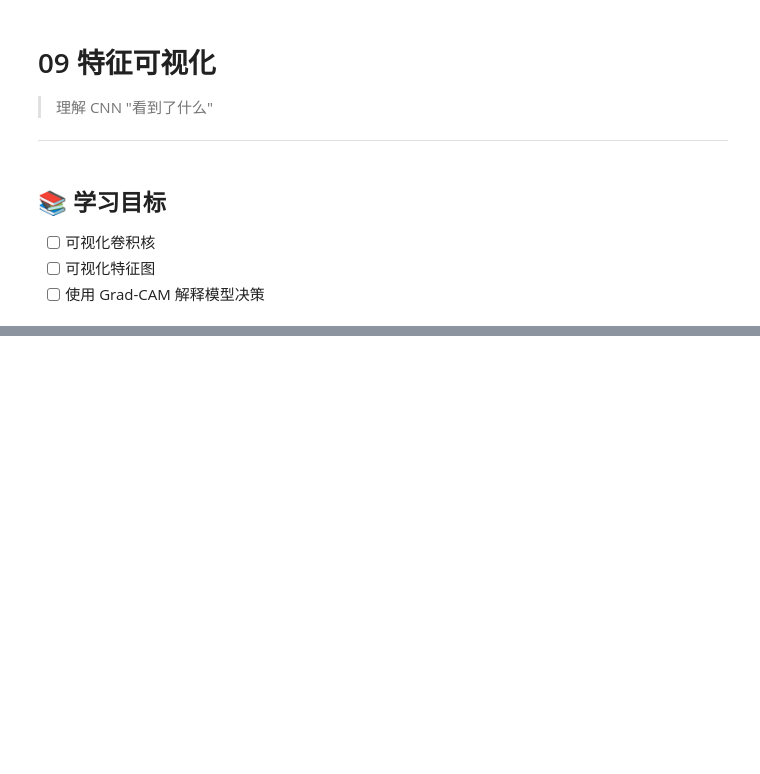
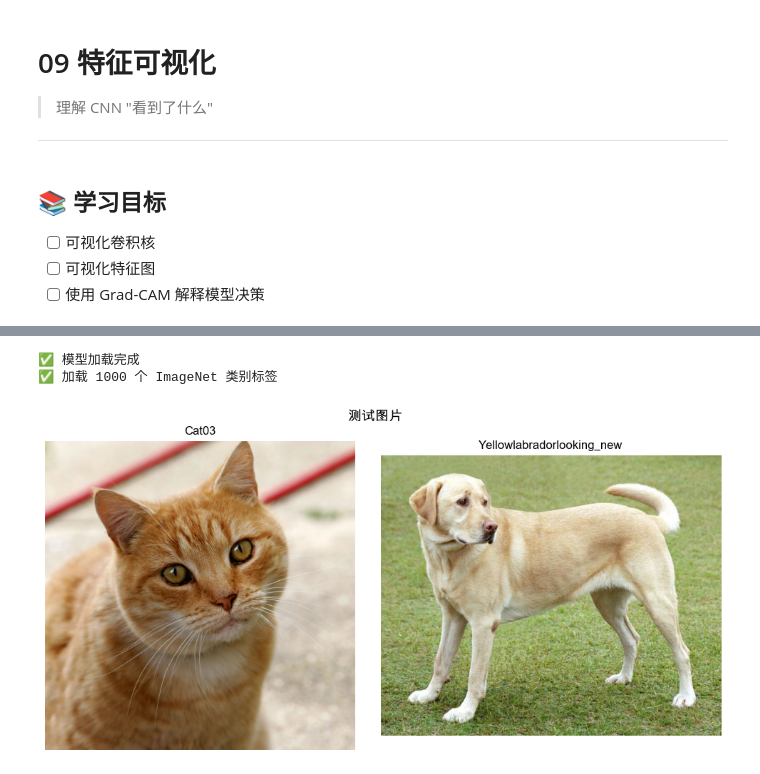
Before and after one commit to lyhzyy0819-lab/-Machine-Learning, a Jupyter notebook: deep_learning/4.1_cnn/09_feature_visualization.ipynb, the cells around one changed output, grey strips where cells are left out. Saved outputs shown, nothing was run; the diff lists cells and outputs as text; code cells hidden in the pictures; blank space fills up the shorter version.

```diff
--- a/deep_learning/4.1_cnn/09_feature_visualization.ipynb
+++ b/deep_learning/4.1_cnn/09_feature_visualization.ipynb
@@ -113,0 +83,67 @@ Grad-CAM 显示模型在做决策时"关注"图像的哪些区域。
+# %%
+# ============================================================
+# 图片预处理和模型加载
+# ============================================================
+
+# ImageNet 预处理
+preprocess = transforms.Compose([
+    transforms.Resize(256),
+    transforms.CenterCrop(224),
+    transforms.ToTensor(),
+    transforms.Normalize(
+        mean=[0.485, 0.456, 0.406],
+        std=[0.229, 0.224, 0.225]
+    )
+])
+
+def load_and_preprocess(image_path):
+    """加载并预处理图片"""
+    img = Image.open(image_path).convert('RGB')
+    img_tensor = preprocess(img).unsqueeze(0)
+    return img, img_tensor
+
+def denormalize(tensor):
+    """反归一化用于显示"""
+    mean = torch.tensor([0.485, 0.456, 0.406]).view(3, 1, 1)
+    std = torch.tensor([0.229, 0.224, 0.225]).view(3, 1, 1)
+    return tensor * std + mean
+
+# 加载预训练的 ResNet-18
+model = models.resnet18(weights='DEFAULT')
+model.eval()
+print("✅ 模型加载完成")
+
+# 加载 ImageNet 类别标签
+IMAGENET_LABELS_URL = "https://raw.githubusercontent.com/pytorch/hub/master/imagenet_classes.txt"
+try:
+    with urllib.request.urlopen(IMAGENET_LABELS_URL) as f:
+        imagenet_labels = [line.decode('utf-8').strip() for line in f.readlines()]
+    print(f"✅ 加载 {len(imagenet_labels)} 个 ImageNet 类别标签")
+except:
+    imagenet_labels = [f"class_{i}" for i in range(1000)]
+    print("⚠️ 无法加载类别标签，使用默认名称")
+
+# 显示图片（只有找到图片时才显示）
+if USE_REAL_IMAGES and len(image_paths) > 0:
+    n_images = len(image_paths)
+    fig, axes = plt.subplots(1, n_images, figsize=(5*n_images, 5))
+
+    # 确保 axes 是列表（只有1张图时是单个对象）
+    if n_images == 1:
+        axes = [axes]
+
+    for ax, (name, path) in zip(axes, image_paths.items()):
+        img = Image.open(path)
+        ax.imshow(img)
+        ax.set_title(name.capitalize())
+        ax.axis('off')
+
+    plt.suptitle('测试图片', fontsize=14)
+    plt.tight_layout()
+    plt.show()
+else:
+    print("⚠️ 没有找到图片，后续将使用随机图像演示")
+# %% [output]
+✅ 模型加载完成
+✅ 加载 1000 个 ImageNet 类别标签
+[figure, added]
```
Also changed, not shown: parts of 17 cells of this notebook, 18 other files.
